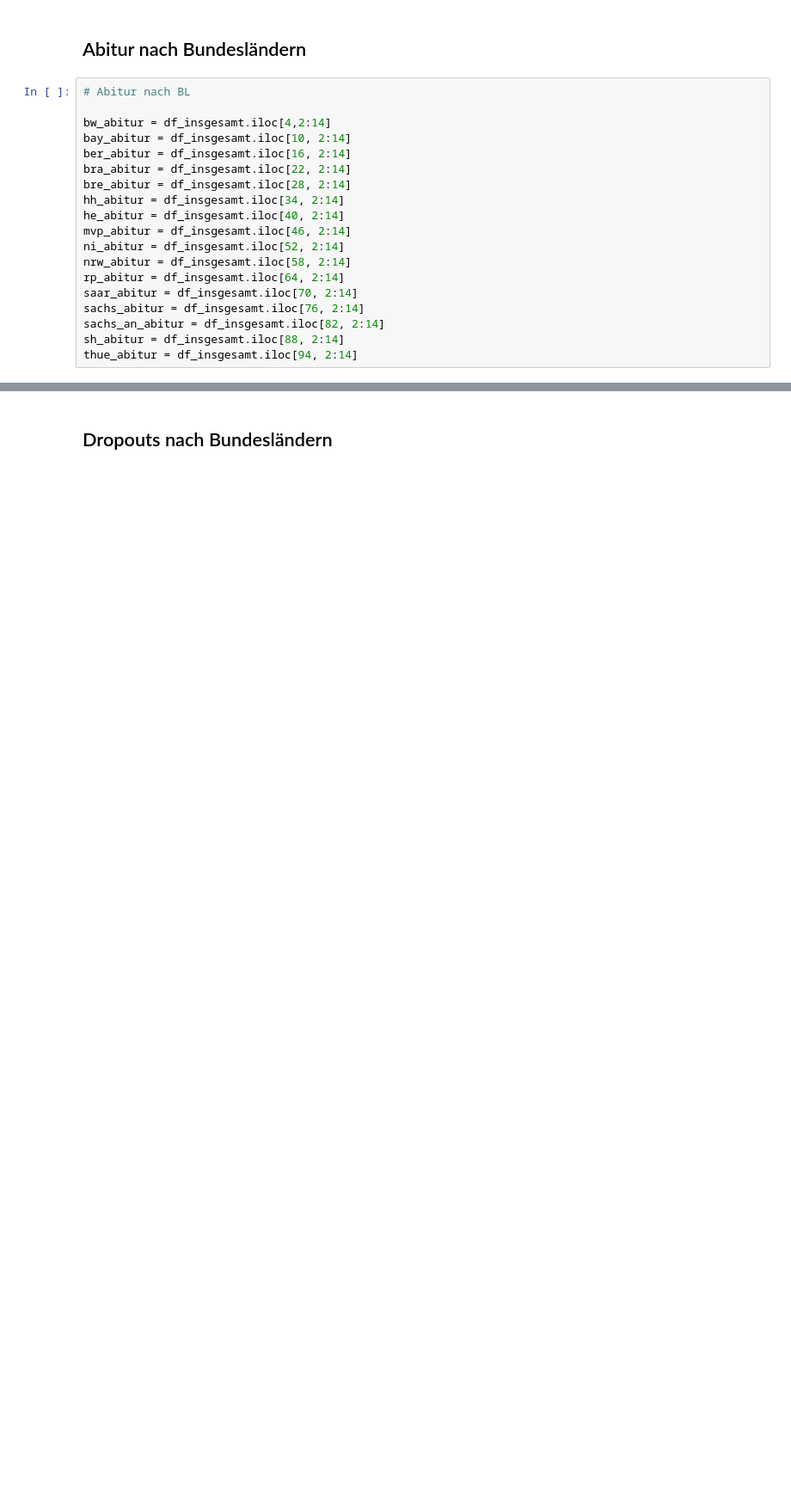
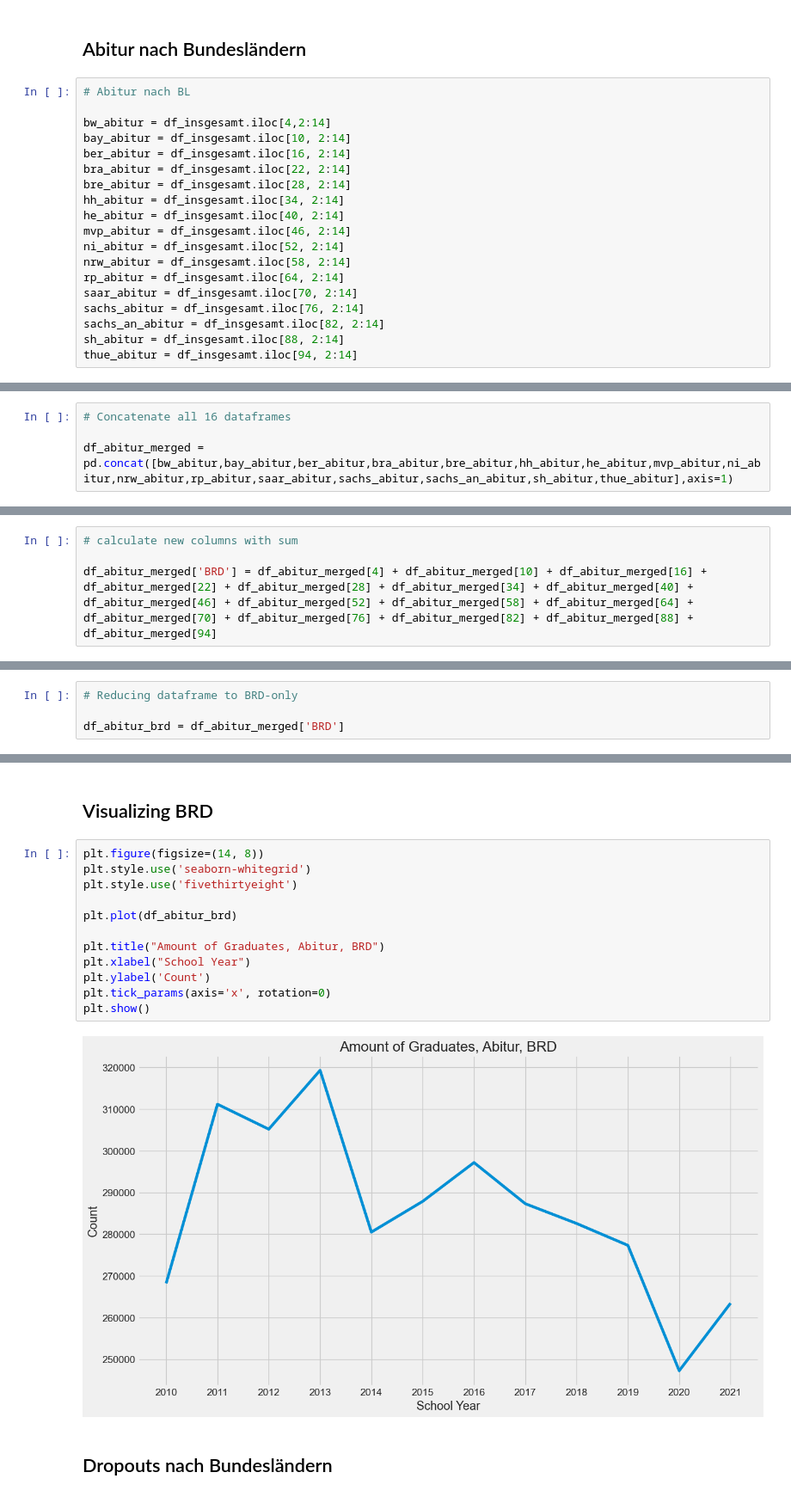
Before and after one commit to Stargazer-ger/capstone_project_hh_23_1, a Jupyter notebook: eda_schulform_gender.ipynb, the cells around one changed output, grey strips where cells are left out. Shown at 86% size. Cells and saved outputs as stored; diff of their text form; blank space fills up the shorter version.

```diff
--- a/eda_schulform_gender.ipynb
+++ b/eda_schulform_gender.ipynb
@@ -253,0 +168,4 @@ plt.show()
+# %%
+# Concatenate all 16 dataframes
+
+df_abitur_merged = pd.concat([bw_abitur,bay_abitur,ber_abitur,bra_abitur,bre_abitur,hh_abitur,he_abitur,mvp_abitur,ni_abitur,nrw_abitur,rp_abitur,saar_abitur,sachs_abitur,sachs_an_abitur,sh_abitur,thue_abitur],axis=1)
@@ -253,0 +186,4 @@ plt.show()
+# %%
+# calculate new columns with sum
+
+df_abitur_merged['BRD'] = df_abitur_merged[4] + df_abitur_merged[10] + df_abitur_merged[16] + df_abitur_merged[22] + df_abitur_merged[28] + df_abitur_merged[34] + df_abitur_merged[40] + df_abitur_merged[46] + df_abitur_merged[52] + df_abitur_merged[58] + df_abitur_merged[64] + df_abitur_merged[70] + df_abitur_merged[76] + df_abitur_merged[82] + df_abitur_merged[88] + df_abitur_merged[94]
@@ -253,0 +197,4 @@ plt.show()
+# %%
+# Reducing dataframe to BRD-only
+
+df_abitur_brd = df_abitur_merged['BRD']
@@ -254,3 +208,19 @@ plt.show()
+# %% [markdown]
+## Visualizing BRD
+# %%
+plt.figure(figsize=(14, 8))
+plt.style.use('seaborn-whitegrid')
+plt.style.use('fivethirtyeight')
+
+plt.plot(df_abitur_brd)
+
+plt.title("Amount of Graduates, Abitur, BRD")
+plt.xlabel("School Year")
+plt.ylabel('Count')
+plt.tick_params(axis='x', rotation=0)
+plt.show()
+# %% [output]
+[figure, added]
 # %% [markdown]
 ## Dropouts nach Bundesländern
 # %%
```
Also changed, not shown: parts of 34 cells of this notebook, 2 other files.
